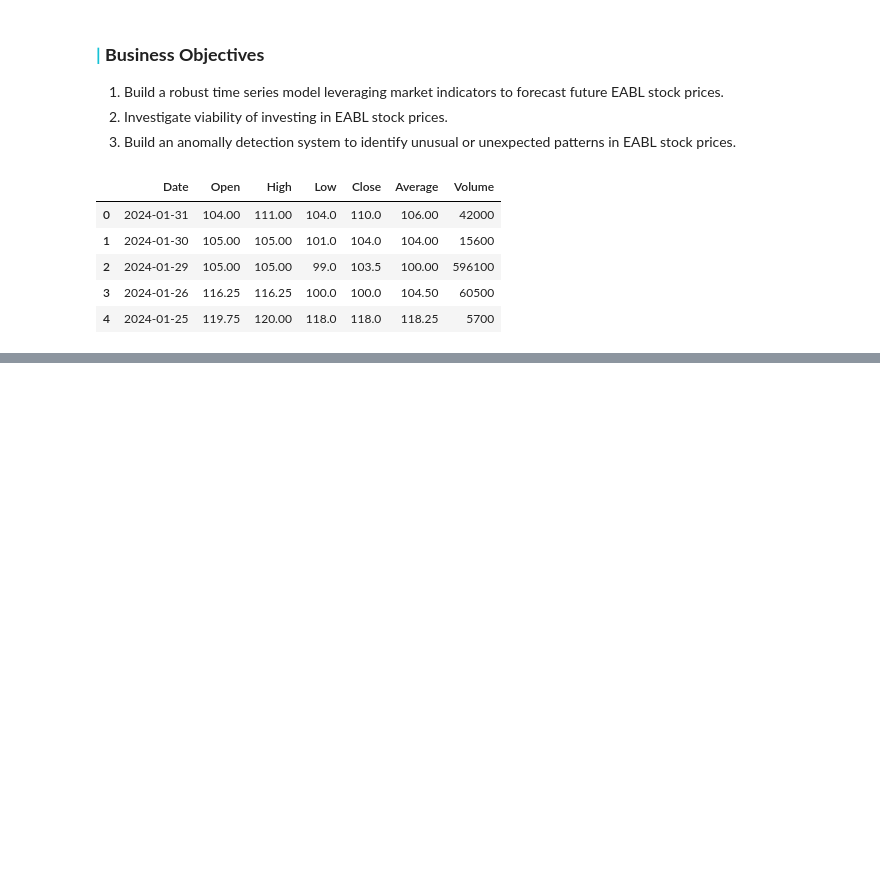
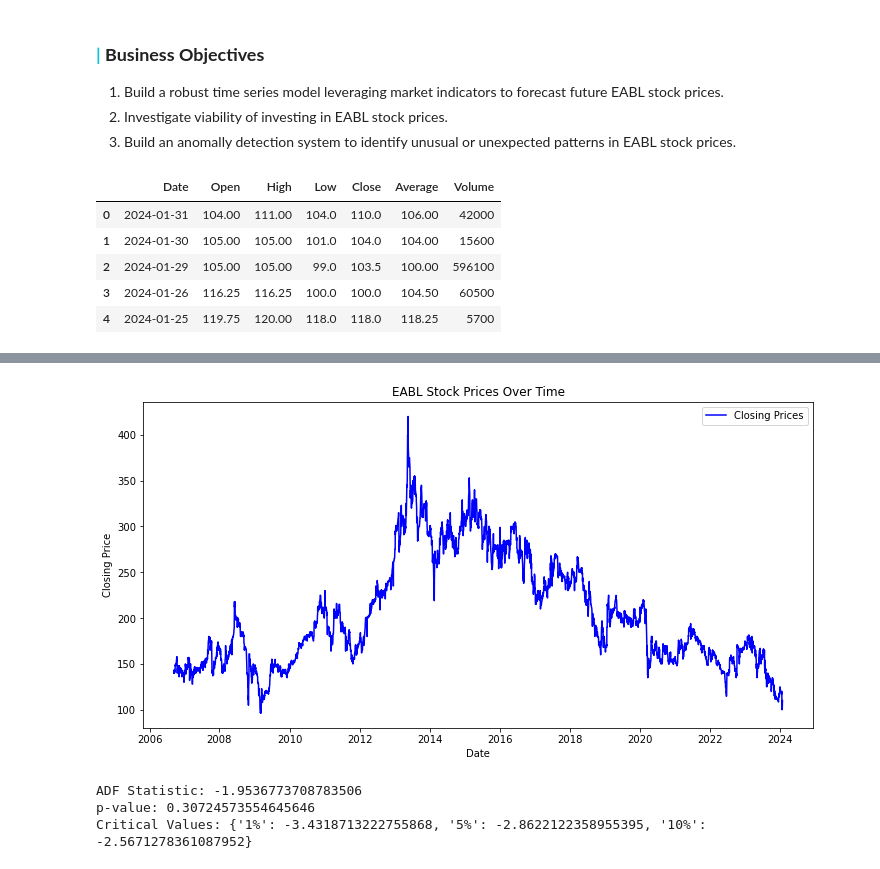
Before and after one commit to derak-isaack/dsc-capstone-project_finale, a Jupyter notebook: main.ipynb, the cells around one changed output, grey strips where cells are left out. Saved outputs shown, nothing was run; the diff lists cells and outputs as text; code cells hidden in the pictures; blank space fills up the shorter version.

```diff
--- a/main.ipynb
+++ b/main.ipynb
@@ -29,0 +36,11 @@ df.head()
+# %%
+####
+# Remove extra space from the 'Date ' column name
+df.columns = df.columns.str.strip()
+
+# Convert 'Date' column to datetime object and set it as the index
+df['Date'] = pd.to_datetime(df['Date'])
+df.set_index('Date', inplace=True)
+
+# Display the updated dataset
+print(df.head())
@@ -29,0 +55,29 @@ df.head()
+# %%
+####
+# Plotting the closing prices
+plt.figure(figsize=(12, 6))
+plt.plot(df['Close'], label='Closing Prices', color='blue')
+plt.title('EABL Stock Prices Over Time')
+plt.xlabel('Date')
+plt.ylabel('Closing Price')
+plt.legend()
+plt.show()
+# %% [output]
+[figure, added]
+# %%
+####
+from statsmodels.tsa.stattools import adfuller
+
+# Function to perform ADF test and print results
+def adf_test(series):
+    result = adfuller(series, autolag='AIC')
+    print(f'ADF Statistic: {result[0]}')
+    print(f'p-value: {result[1]}')
+    print(f'Critical Values: {result[4]}')
+
+# Perform ADF test on closing prices
+adf_test(df['Close'])
+# %% [output]
+ADF Statistic: -1.9536773708783506
+p-value: 0.30724573554645646
+Critical Values: {'1%': -3.4318713222755868, '5%': -2.8622122358955395, '10%': -2.5671278361087952}
```
Also changed, not shown: parts of 15 cells of this notebook.
